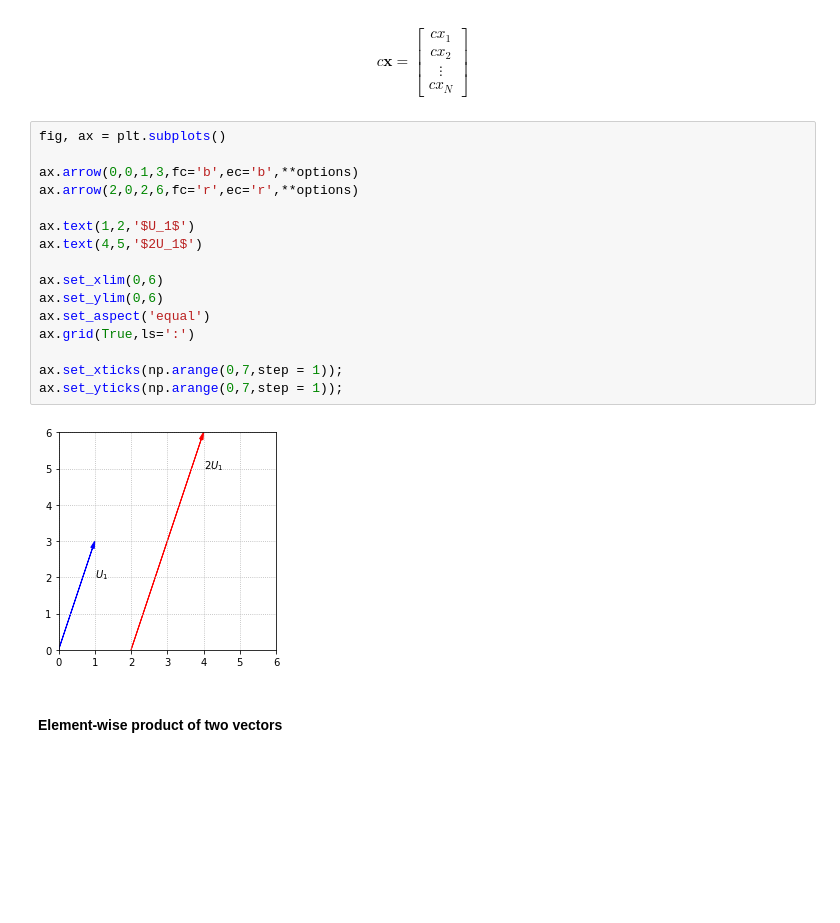
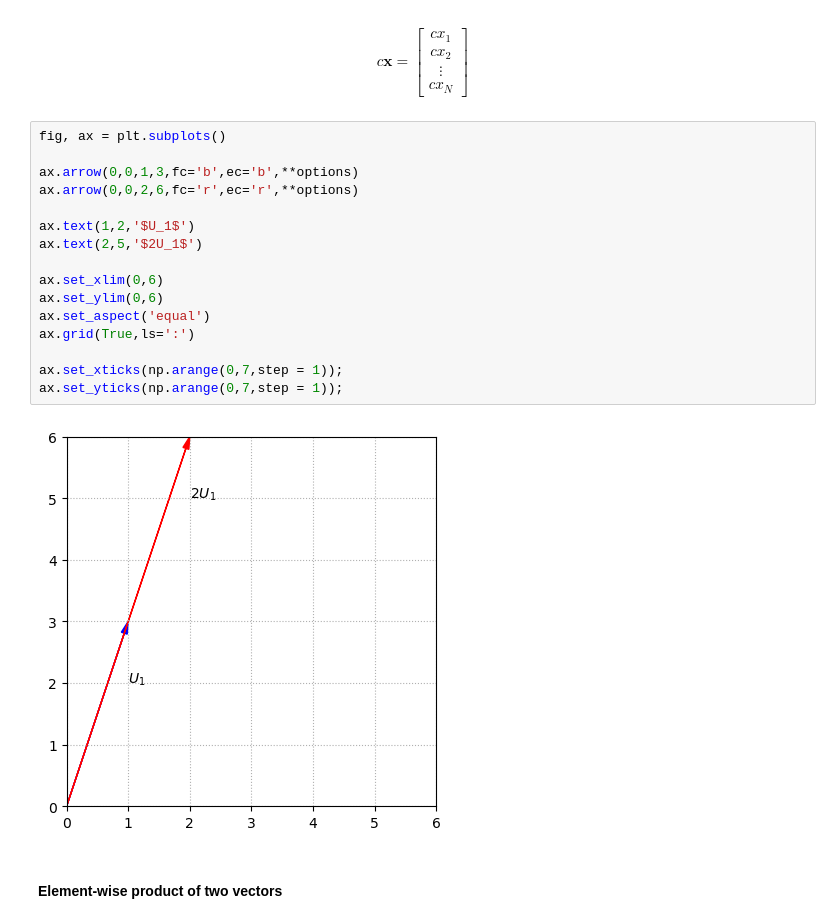
Before and after one commit to keithchugg/ee499_ml_spring23, a Jupyter notebook: 2_linearAlgebraReview.ipynb, the cells around one changed output. Saved outputs shown, nothing was run; the diff lists cells and outputs as text; blank space fills up the shorter version.

Commit message:
correction to a plot

```diff
--- a/2_linearAlgebraReview.ipynb
+++ b/2_linearAlgebraReview.ipynb
@@ -118,21 +118,21 @@ $$
 # %%
 fig, ax = plt.subplots()
 
 ax.arrow(0,0,1,3,fc='b',ec='b',**options)
-ax.arrow(2,0,2,6,fc='r',ec='r',**options)
+ax.arrow(0,0,2,6,fc='r',ec='r',**options)
 
 ax.text(1,2,'$U_1$')
-ax.text(4,5,'$2U_1$')
+ax.text(2,5,'$2U_1$')
 
 ax.set_xlim(0,6)
 ax.set_ylim(0,6)
 ax.set_aspect('equal')
 ax.grid(True,ls=':')
 
 ax.set_xticks(np.arange(0,7,step = 1));
 ax.set_yticks(np.arange(0,7,step = 1));
 # %% [output]
-[figure, old version]
+[figure, new version]
 # %% [markdown]
 #### Element-wise product of two vectors
 # %% [markdown]
```
Also changed, not shown: parts of 2 cells of this notebook.
